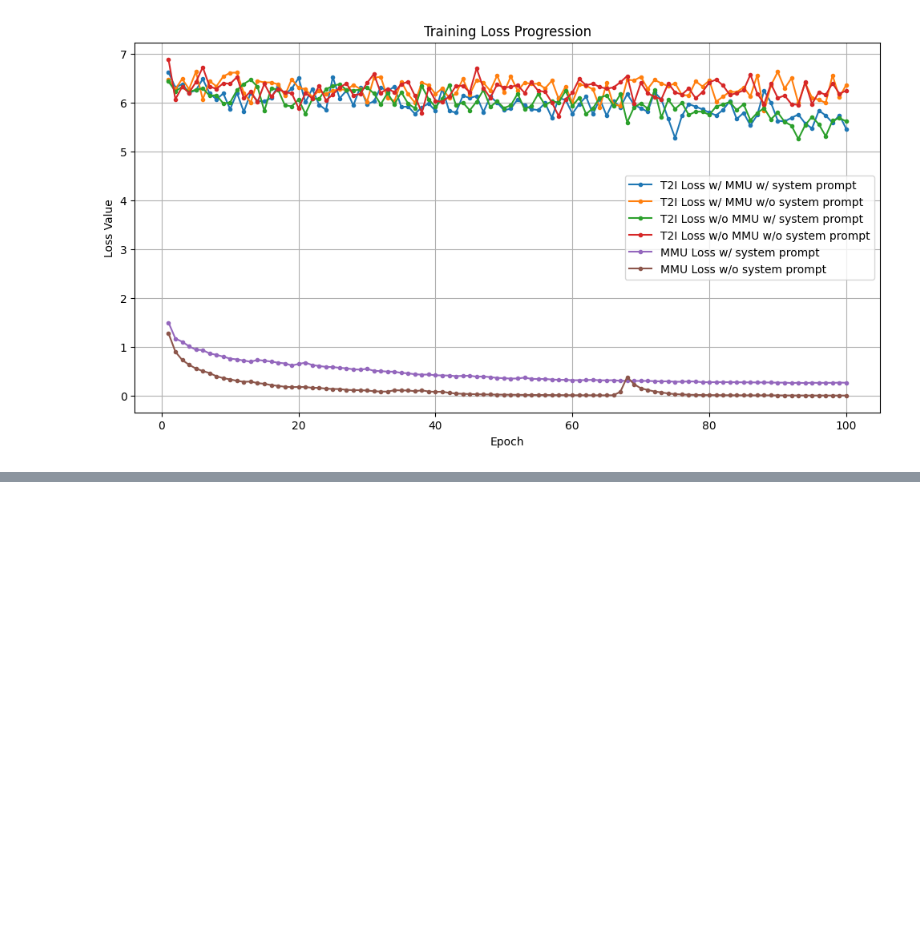
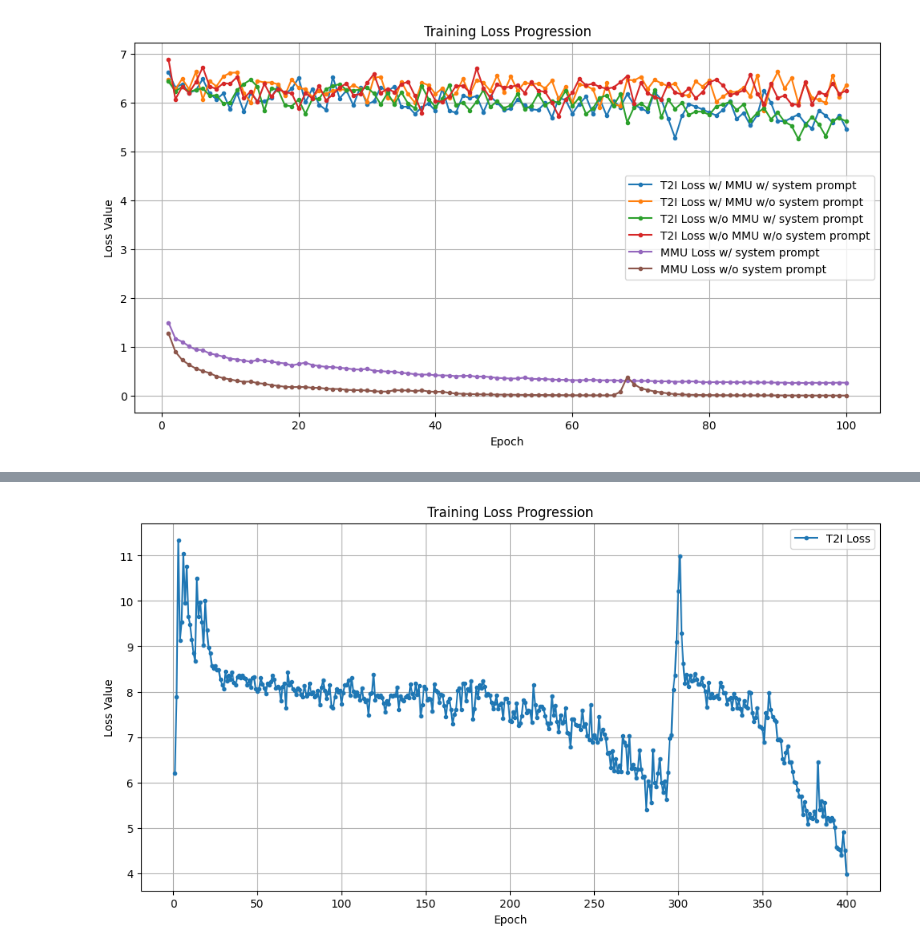
Before and after one commit to Hhankyangg/p_showo, a Jupyter notebook: draw.ipynb, the cells around one changed output, grey strips where cells are left out. Cells and saved outputs as stored; diff of their text form; code cells hidden in the pictures; blank space fills up the shorter version.

```diff
--- a/draw.ipynb
+++ b/draw.ipynb
@@ -251,0 +252,34 @@ plt.show()
+# %%
+import re
+import matplotlib.pyplot as plt
+
+
+text_file = "/home/hpyky/Show-o/losses/no8.txt"
+# Epoch 432 loss: 0.513471220251328, loss_t2i: 0.6330330250784755, loss_mmu: 0.03522395095205866
+with open(text_file, 'r') as file:
+    lines = file.readlines()
+
+t2i_losses = []
+mmu_losses = []
+
+for line in lines:
+    if 'loss_t2i' in line:
+        t2i_match = re.search(r'loss_t2i: ([\d.]+)', line)
+        if t2i_match:
+            t2i_losses.append(float(t2i_match.group(1)))
+
+plt.figure(figsize=(12, 6))
+epochs = range(1, len(t2i_losses) + 1)
+
+plt.plot(epochs, t2i_losses, label='T2I Loss', marker='o', markersize=3)
+
+plt.xlabel('Epoch')
+plt.ylabel('Loss Value')
+plt.title('Training Loss Progression')
+plt.legend()
+plt.grid(True)
+# plt.savefig('loss_plot.png')
+
+plt.show()
+# %% [output]
+[figure, added]
```
Also changed, not shown: parts of 1 cell of this notebook, 12 other files.
